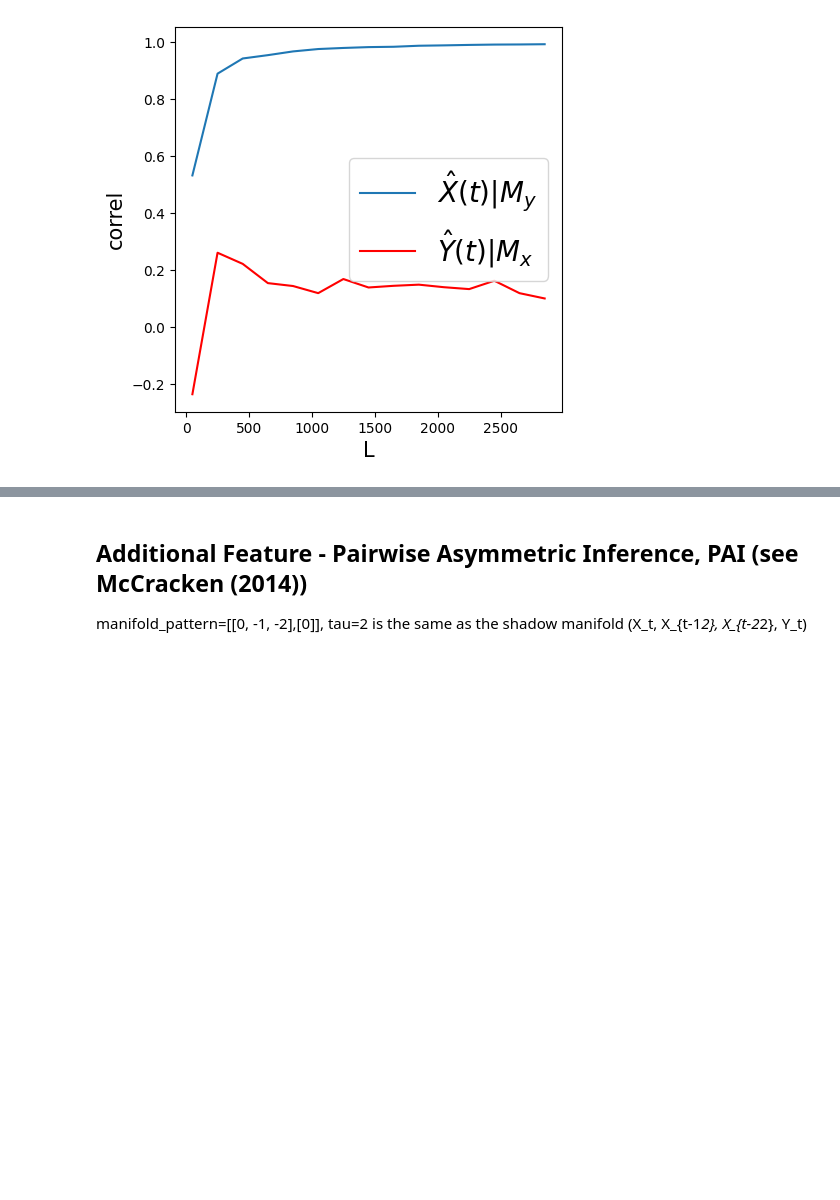
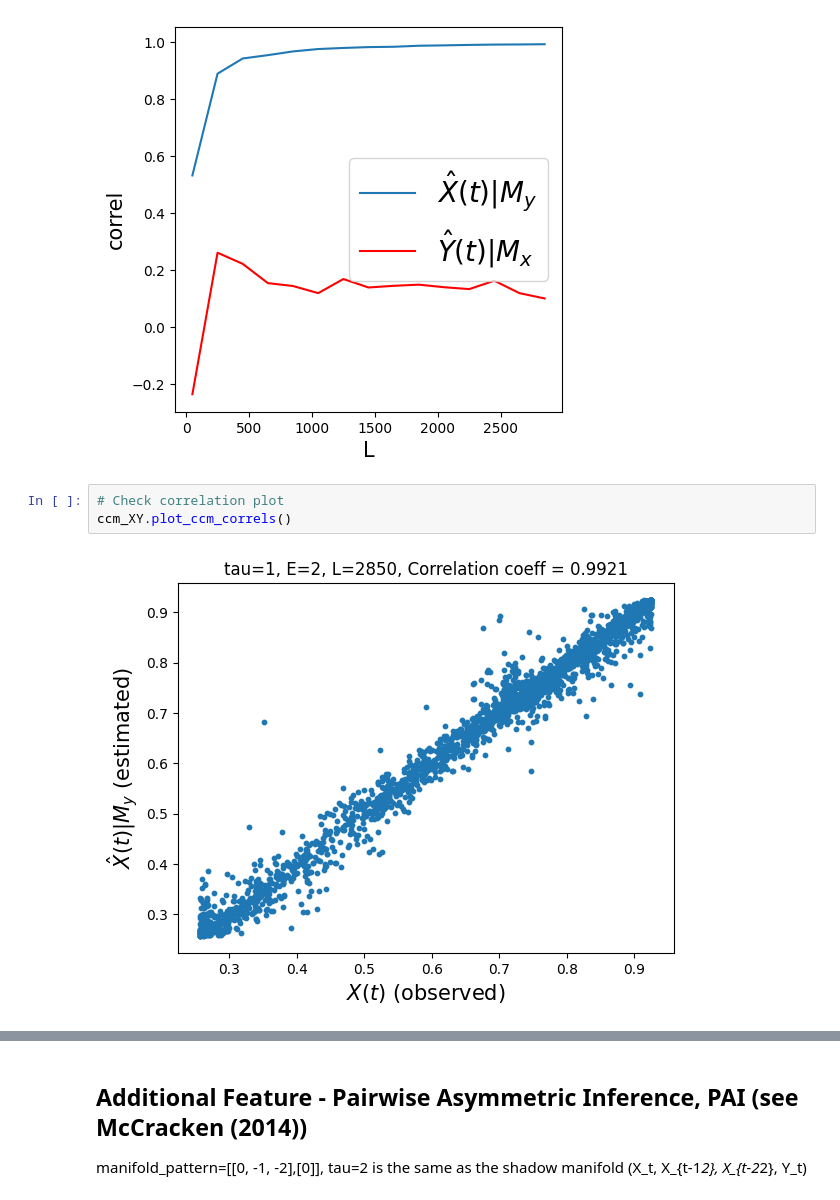
Before and after one commit to PrinceJavier/causal_ccm, a Jupyter notebook: usage_sample.ipynb, the cells around one changed output, grey strips where cells are left out. Saved outputs shown, nothing was run; the diff lists cells and outputs as text; blank space fills up the shorter version.

```diff
--- a/usage_sample.ipynb
+++ b/usage_sample.ipynb
@@ -132,3 +127,8 @@ plt.legend(prop={'size': 20})
 # %% [output]
 <matplotlib.legend.Legend at 0x...>
 [figure]
+# %%
+# Check correlation plot
+ccm_XY.plot_ccm_correls()
+# %% [output]
+[figure, added]
```
Also changed, not shown: parts of 7 cells of this notebook.
